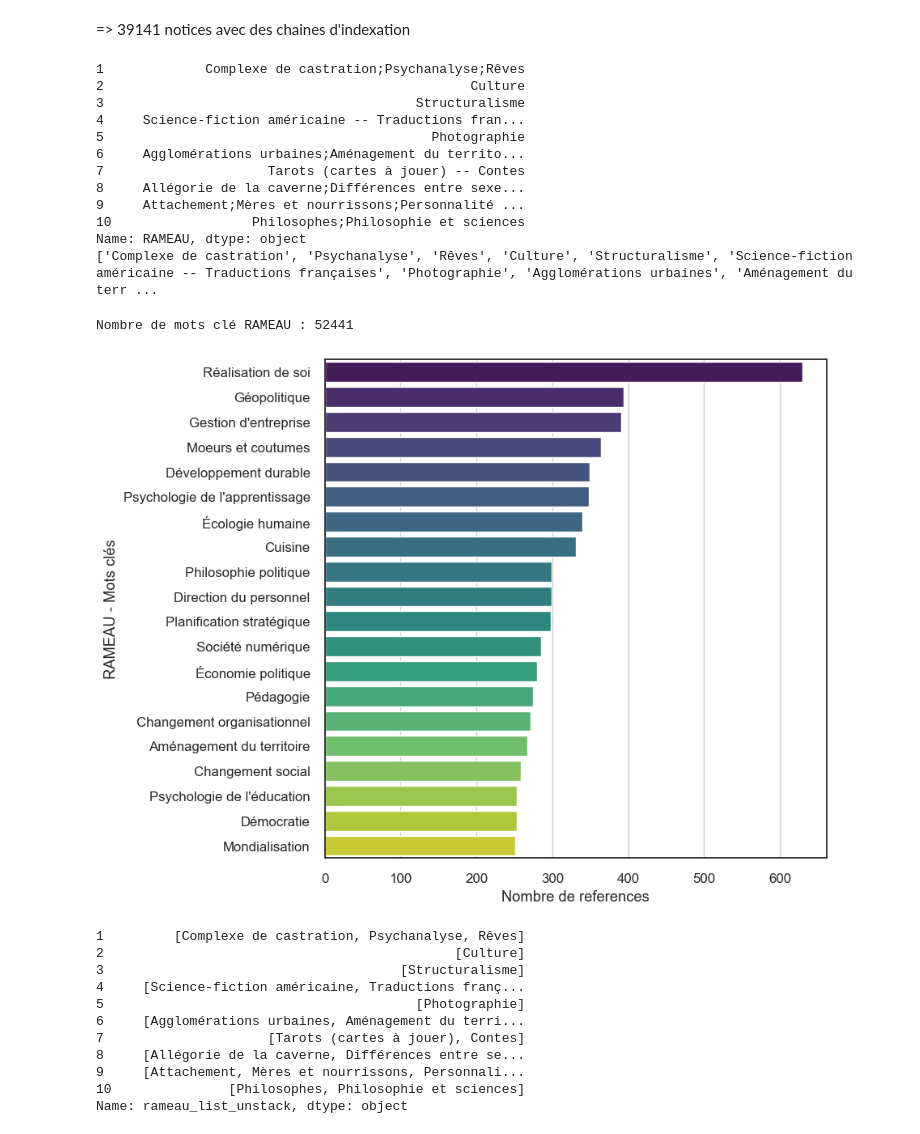
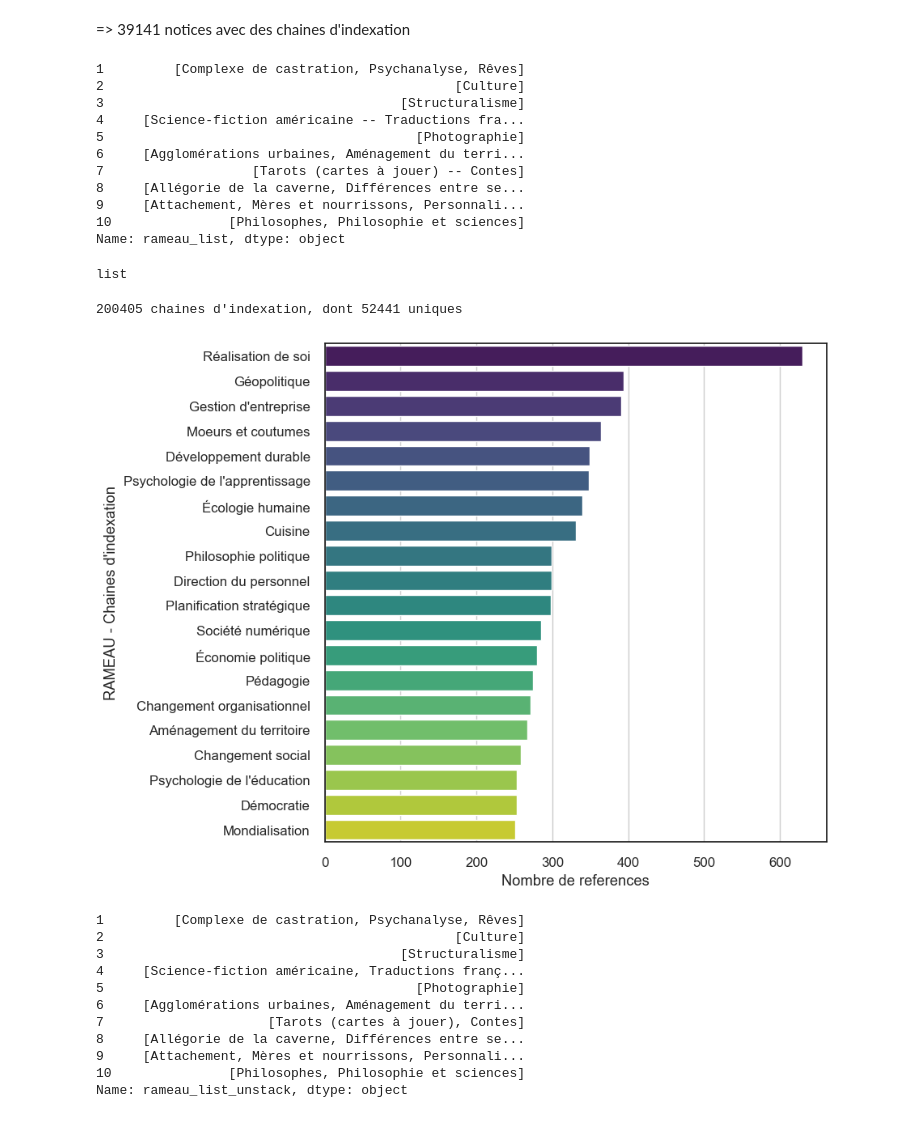
Before and after one commit to abes-esr/labo-indexationauto, a Jupyter notebook: preprocessing.ipynb, the cells around one changed output. Saved outputs shown, nothing was run; the diff lists cells and outputs as text; code cells hidden in the pictures.

```diff
--- a/preprocessing.ipynb
+++ b/preprocessing.ipynb
@@ -121,4 +77,0 @@ data_to_check.to_csv("data_to_check_V2.csv", index=0, encoding="latin-1")
-# %%
-# On ne garde que les données correctement importées
-df = df.drop(index = data_to_check.index)
-df
@@ -146,4 +77,0 @@ Colonne B:  True
-# %%
-# Suppression des colonnes vides
-df.dropna(axis=1, inplace=True)
-df.shape
@@ -162,3 +77,0 @@ df.head()
-# %%
-# Ajout d'une colonne description (Titre + resumé)
-df.loc[:,"description"] = df.loc[:, 'TITRE'] + ' ' + df.loc[:, 'RESUME']
@@ -216,38 +112,44 @@ df.loc[df["test_tiret"]==True, ["PPN", "RAMEAU"]]
 # %% [markdown]
 => 39141 notices avec des chaines d'indexation
 # %%
-# Extraction des concepts
+# Extraction des chaines d'indexation
 df["rameau_list"] = df["RAMEAU"].apply(lambda x: x.split(';'))
-print(df.loc[1:10, "RAMEAU"])
-print(flatten(df.loc[1:10, "rameau_list"]))
+print(df.loc[1:10, "rameau_list"])
 # %% [output]
-1             Complexe de castration;Psychanalyse;Rêves
-2                                               Culture
-3                                        Structuralisme
-4     Science-fiction américaine -- Traductions fran...
-5                                          Photographie
-6     Agglomérations urbaines;Aménagement du territo...
-7                     Tarots (cartes à jouer) -- Contes
-8     Allégorie de la caverne;Différences entre sexe...
-9     Attachement;Mères et nourrissons;Personnalité ...
-10                  Philosophes;Philosophie et sciences
-Name: RAMEAU, dtype: object
-['Complexe de castration', 'Psychanalyse', 'Rêves', 'Culture', 'Structuralisme', 'Science-fiction américaine -- Traductions françaises', 'Photographie', 'Agglomérations urbaines', 'Aménagement du terr ...
+1         [Complexe de castration, Psychanalyse, Rêves]
+2                                             [Culture]
+3                                      [Structuralisme]
+4     [Science-fiction américaine -- Traductions fra...
+5                                        [Photographie]
+6     [Agglomérations urbaines, Aménagement du terri...
+7                   [Tarots (cartes à jouer) -- Contes]
+8     [Allégorie de la caverne, Différences entre se...
+9     [Attachement, Mères et nourrissons, Personnali...
+10               [Philosophes, Philosophie et sciences]
+Name: rameau_list, dtype: object
-# %%
-rameau_list = flatten(df["rameau_list"])
-print(f"Nombre de mots clé RAMEAU :", len(set(rameau_list)))
-# %% [output]
-Nombre de mots clé RAMEAU : 52441
+# %%
+rameau_list = df["rameau_list"].tolist()
+type(rameau_list)
+# %% [output]
+list
+# %%
+# Nombre de chaines d'indexation différentes
+from itertools import chain
+rameau_lists = df["rameau_list"].tolist()
+rameau_list = list(chain(*rameau_lists))
+print(f"{len(rameau_list)} chaines d'indexation, dont {len(set(rameau_list))} uniques")
+# %% [output]
+200405 chaines d'indexation, dont 52441 uniques
 # %%
 plot_barplot_of_tags(
     tags_list=rameau_list,
     nb_of_tags=20,
     xlabel="Nombre de references",
-    ylabel="RAMEAU - Mots clés",
-    figsave='figures/barplot_Rameau_keywords.png',
+    ylabel="RAMEAU - Chaines d'indexation",
+    figsave=os.path.join(fig_path, 'barplot_Rameau_chaines_index.png'),
     figsize=(8, 8))
 # %% [output]
-[figure, old version]
+[figure, new version]
 # %%
 # Mettre à plat TOUS les mots clé
 df["rameau_list_unstack"] = df["RAMEAU"].apply(lambda x: re.split(r';| -- ', x))
```
Also changed, not shown: parts of 41 cells of this notebook, 3 other files.
